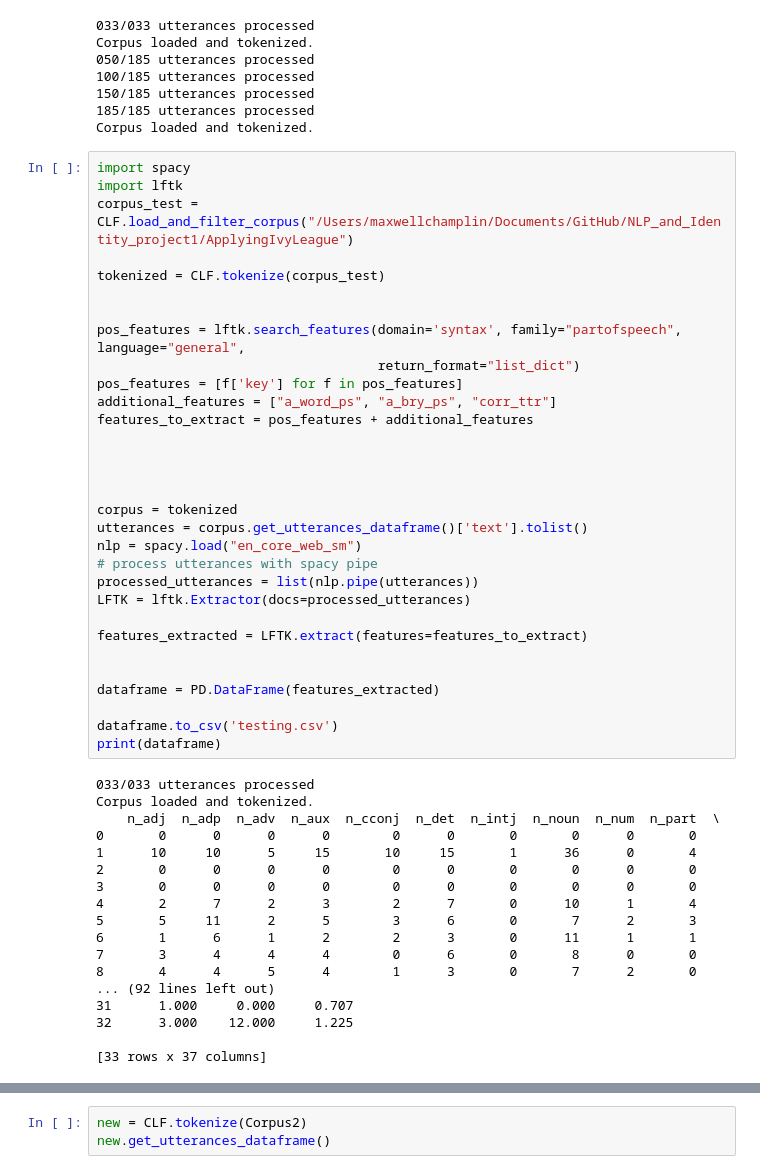
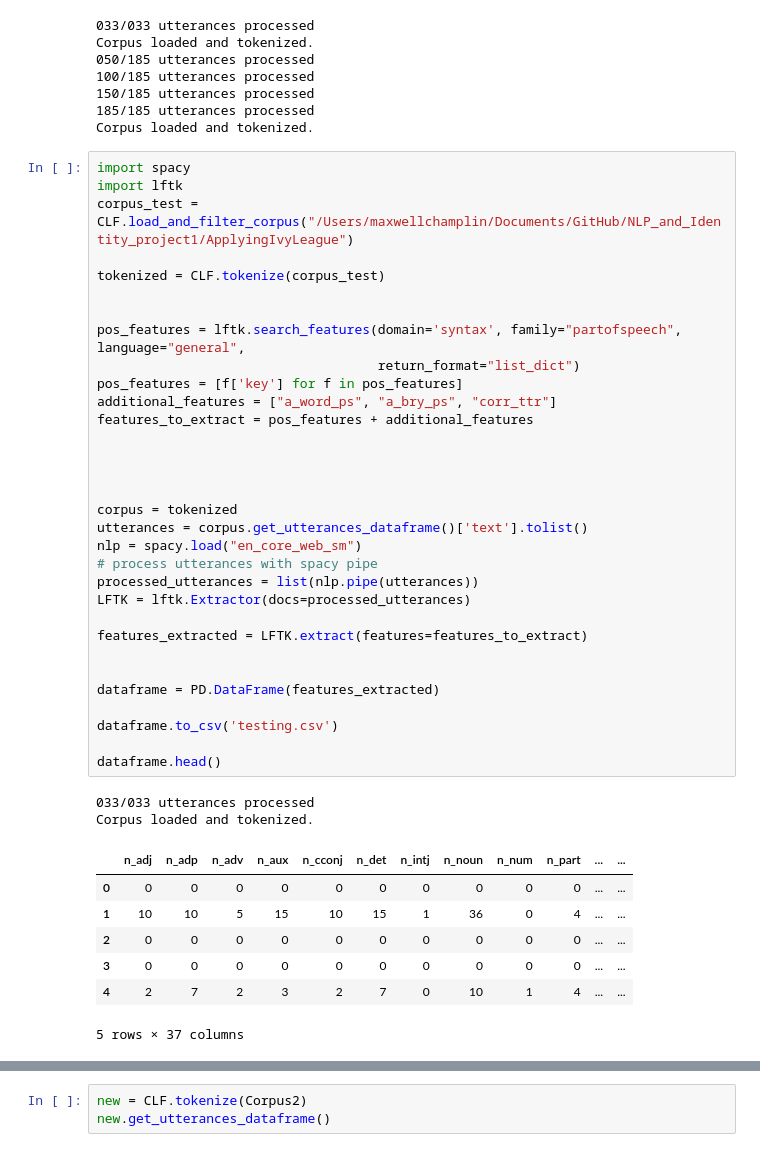
Before and after one commit to maxchamplin/NLP_and_Identity_project1, a Jupyter notebook: test.ipynb, the cells around one changed output, grey strips where cells are left out. Cells and saved outputs as stored; diff of their text form.

```diff
--- a/test.ipynb
+++ b/test.ipynb
@@ -34,46 +34,39 @@ import lftk
 corpus_test = CLF.load_and_filter_corpus("/Users/maxwellchamplin/Documents/GitHub/NLP_and_Identity_project1/ApplyingIvyLeague")
 
 tokenized = CLF.tokenize(corpus_test)
 
 
 pos_features = lftk.search_features(domain='syntax', family="partofspeech", language="general",
                                     return_format="list_dict")
 pos_features = [f['key'] for f in pos_features]
 additional_features = ["a_word_ps", "a_bry_ps", "corr_ttr"]
 features_to_extract = pos_features + additional_features
 
 
 
 
 corpus = tokenized
 utterances = corpus.get_utterances_dataframe()['text'].tolist()
 nlp = spacy.load("en_core_web_sm")
 # process utterances with spacy pipe
 processed_utterances = list(nlp.pipe(utterances))
 LFTK = lftk.Extractor(docs=processed_utterances)
 
 features_extracted = LFTK.extract(features=features_to_extract)
 
 
 dataframe = PD.DataFrame(features_extracted)
 
 dataframe.to_csv('testing.csv')
-print(dataframe)
+
+dataframe.head()
 # %% [output]
 033/033 utterances processed
 Corpus loaded and tokenized.
-    n_adj  n_adp  n_adv  n_aux  n_cconj  n_det  n_intj  n_noun  n_num  n_part  \
-0       0      0      0      0        0      0       0       0      0       0
-1      10     10      5     15       10     15       1      36      0       4
-2       0      0      0      0        0      0       0       0      0       0
-3       0      0      0      0        0      0       0       0      0       0
-4       2      7      2      3        2      7       0      10      1       4
-5       5     11      2      5        3      6       0       7      2       3
-6       1      6      1      2        2      3       0      11      1       1
-7       3      4      4      4        0      6       0       8      0       0
-8       4      4      5      4        1      3       0       7      2       0
-... (92 lines left out)
-31      1.000     0.000     0.707
-32      3.000    12.000     1.225
-
-[33 rows x 37 columns]
+|  | n_adj | n_adp | n_adv | n_aux | n_cconj | n_det | n_intj | n_noun | n_num | n_part | ... | ... |
+| 0 | 0 | 0 | 0 | 0 | 0 | 0 | 0 | 0 | 0 | 0 | ... | ... |
+| 1 | 10 | 10 | 5 | 15 | 10 | 15 | 1 | 36 | 0 | 4 | ... | ... |
+| 2 | 0 | 0 | 0 | 0 | 0 | 0 | 0 | 0 | 0 | 0 | ... | ... |
+| 3 | 0 | 0 | 0 | 0 | 0 | 0 | 0 | 0 | 0 | 0 | ... | ... |
+| 4 | 2 | 7 | 2 | 3 | 2 | 7 | 0 | 10 | 1 | 4 | ... | ... |
+5 rows × 37 columns
```
Also changed, not shown: parts of 3 cells of this notebook, 2 other files.
